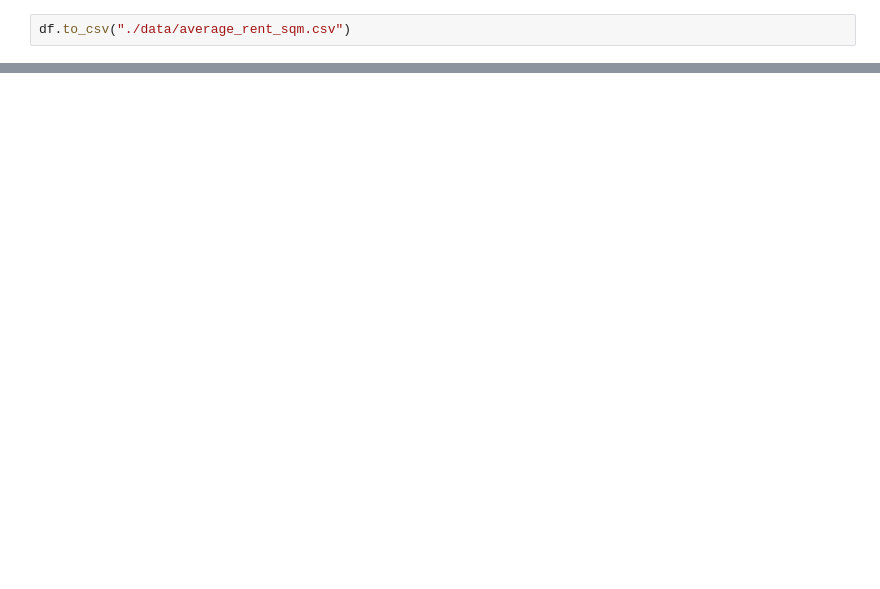
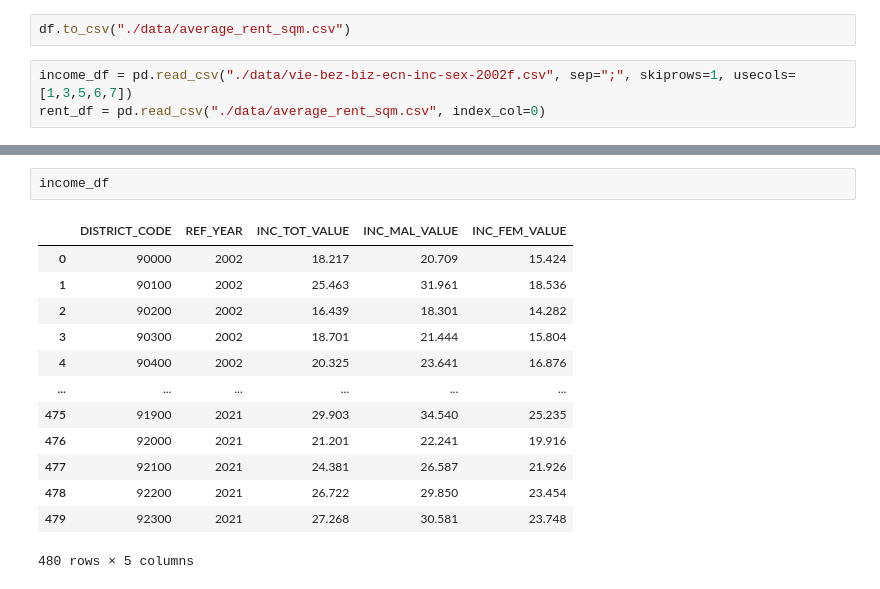
Before and after one commit to JonasUnruh/InfoVis_Dashboard, a Jupyter notebook: rent_data_pre.ipynb, the cells around one changed output, grey strips where cells are left out. Drawn from its saved outputs; the diff is of its cells as text; blank space fills up the shorter version.

```diff
--- a/rent_data_pre.ipynb
+++ b/rent_data_pre.ipynb
@@ -41,2 +46,5 @@ df
 # %%
 df.to_csv("./data/average_rent_sqm.csv")
+# %%
+income_df = pd.read_csv("./data/vie-bez-biz-ecn-inc-sex-2002f.csv", sep=";", skiprows=1, usecols=[1,3,5,6,7])
+rent_df = pd.read_csv("./data/average_rent_sqm.csv", index_col=0)
@@ -42,0 +69,16 @@ df.to_csv("./data/average_rent_sqm.csv")
+# %%
+income_df
+# %% [output]
+|  | DISTRICT_CODE | REF_YEAR | INC_TOT_VALUE | INC_MAL_VALUE | INC_FEM_VALUE |
+| 0 | 90000 | 2002 | 18.217 | 20.709 | 15.424 |
+| 1 | 90100 | 2002 | 25.463 | 31.961 | 18.536 |
+| 2 | 90200 | 2002 | 16.439 | 18.301 | 14.282 |
+| 3 | 90300 | 2002 | 18.701 | 21.444 | 15.804 |
+| 4 | 90400 | 2002 | 20.325 | 23.641 | 16.876 |
+| ... | ... | ... | ... | ... | ... |
+| 475 | 91900 | 2021 | 29.903 | 34.540 | 25.235 |
+| 476 | 92000 | 2021 | 21.201 | 22.241 | 19.916 |
+| 477 | 92100 | 2021 | 24.381 | 26.587 | 21.926 |
+| 478 | 92200 | 2021 | 26.722 | 29.850 | 23.454 |
+| 479 | 92300 | 2021 | 27.268 | 30.581 | 23.748 |
+480 rows × 5 columns
```
Also changed, not shown: parts of 2 cells of this notebook, 3 other files.
